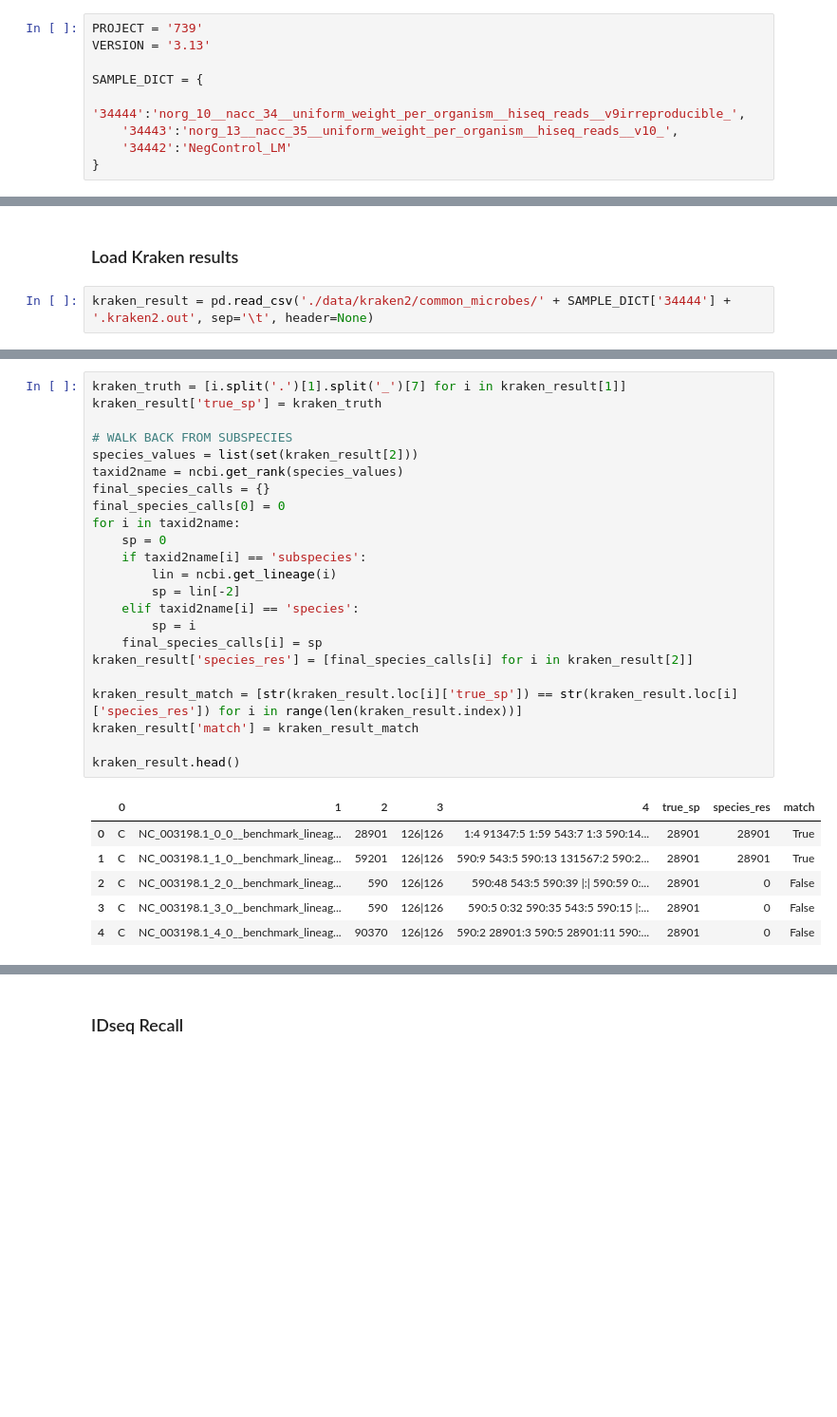
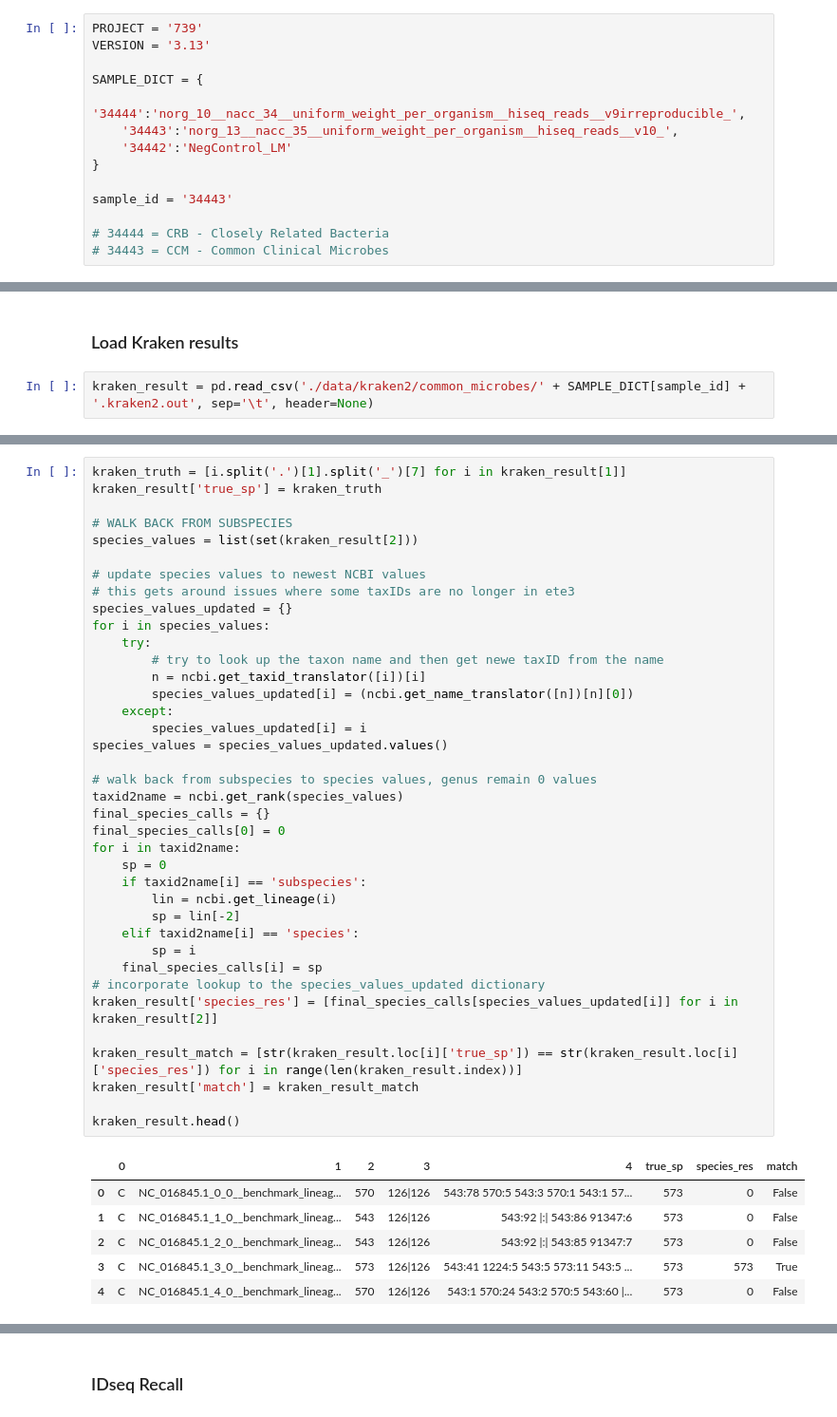
Before and after one commit to katrinakalantar/idseq-benchmark-manuscript, a Jupyter notebook: result_scripts/Supp. Benchmark Datasets.ipynb, the cells around one changed output, grey strips where cells are left out. Shown at 95% size. Cells and saved outputs as stored; diff of their text form; blank space fills up the shorter version.

```diff
--- a/result_scripts/Supp. Benchmark Datasets.ipynb
+++ b/result_scripts/Supp. Benchmark Datasets.ipynb
@@ -39,4 +39,9 @@ SAMPLE_DICT = {
     '34443':'norg_13__nacc_35__uniform_weight_per_organism__hiseq_reads__v10_',
     '34442':'NegControl_LM'
 }
+
+sample_id = '34443'
+
+# 34444 = CRB - Closely Related Bacteria
+# 34443 = CCM - Common Clinical Microbes
 # %%
@@ -49,4 +54,4 @@ idseq-bench-score 739 34444 3.13
 # %% [markdown]
 ### Load Kraken results
 # %%
-kraken_result = pd.read_csv('./data/kraken2/common_microbes/' + SAMPLE_DICT['34444'] + '.kraken2.out', sep='\t', header=None)
+kraken_result = pd.read_csv('./data/kraken2/common_microbes/' + SAMPLE_DICT[sample_id] + '.kraken2.out', sep='\t', header=None)
@@ -53,33 +67,48 @@ kraken_result = pd.read_csv('./data/kraken2/common_microbes/' + SAMPLE_DICT['344
 # %%
 kraken_truth = [i.split('.')[1].split('_')[7] for i in kraken_result[1]]
 kraken_result['true_sp'] = kraken_truth
 
 # WALK BACK FROM SUBSPECIES
 species_values = list(set(kraken_result[2]))
+
+# update species values to newest NCBI values
+# this gets around issues where some taxIDs are no longer in ete3
+species_values_updated = {}
+for i in species_values:
+    try:
+        # try to look up the taxon name and then get newe taxID from the name
+        n = ncbi.get_taxid_translator([i])[i]
+        species_values_updated[i] = (ncbi.get_name_translator([n])[n][0])
+    except:
+        species_values_updated[i] = i
+species_values = species_values_updated.values()
+
+# walk back from subspecies to species values, genus remain 0 values
 taxid2name = ncbi.get_rank(species_values)
 final_species_calls = {}
 final_species_calls[0] = 0
 for i in taxid2name:
     sp = 0
     if taxid2name[i] == 'subspecies':
         lin = ncbi.get_lineage(i)
         sp = lin[-2]
     elif taxid2name[i] == 'species':
         sp = i
     final_species_calls[i] = sp
-kraken_result['species_res'] = [final_species_calls[i] for i in kraken_result[2]]
+# incorporate lookup to the species_values_updated dictionary
+kraken_result['species_res'] = [final_species_calls[species_values_updated[i]] for i in kraken_result[2]]
 
 kraken_result_match = [str(kraken_result.loc[i]['true_sp']) == str(kraken_result.loc[i]['species_res']) for i in range(len(kraken_result.index))]
 kraken_result['match'] = kraken_result_match
 
 kraken_result.head()
 # %% [output]
 |  | 0 | 1 | 2 | 3 | 4 | true_sp | species_res | match |
-| 0 | C | NC_003198.1_0_0__benchmark_lineag... | 28901 | 126|126 | 1:4 91347:5 1:59 543:7 1:3 590:14... | 28901 | 28901 | True |
-| 1 | C | NC_003198.1_1_0__benchmark_lineag... | 59201 | 126|126 | 590:9 543:5 590:13 131567:2 590:2... | 28901 | 28901 | True |
-| 2 | C | NC_003198.1_2_0__benchmark_lineag... | 590 | 126|126 | 590:48 543:5 590:39 |:| 590:59 0:... | 28901 | 0 | False |
-| 3 | C | NC_003198.1_3_0__benchmark_lineag... | 590 | 126|126 | 590:5 0:32 590:35 543:5 590:15 |:... | 28901 | 0 | False |
-| 4 | C | NC_003198.1_4_0__benchmark_lineag... | 90370 | 126|126 | 590:2 28901:3 590:5 28901:11 590:... | 28901 | 0 | False |
+| 0 | C | NC_016845.1_0_0__benchmark_lineag... | 570 | 126|126 | 543:78 570:5 543:3 570:1 543:1 57... | 573 | 0 | False |
+| 1 | C | NC_016845.1_1_0__benchmark_lineag... | 543 | 126|126 | 543:92 |:| 543:86 91347:6 | 573 | 0 | False |
+| 2 | C | NC_016845.1_2_0__benchmark_lineag... | 543 | 126|126 | 543:92 |:| 543:85 91347:7 | 573 | 0 | False |
+| 3 | C | NC_016845.1_3_0__benchmark_lineag... | 573 | 126|126 | 543:41 1224:5 543:5 573:11 543:5 ... | 573 | 573 | True |
+| 4 | C | NC_016845.1_4_0__benchmark_lineag... | 570 | 126|126 | 543:1 570:24 543:2 570:5 543:60 |... | 573 | 0 | False |
 # %%
 sp_truth = Counter(kraken_result['true_sp'])
 
```
Also changed, not shown: parts of 11 cells of this notebook, 3 other files.
